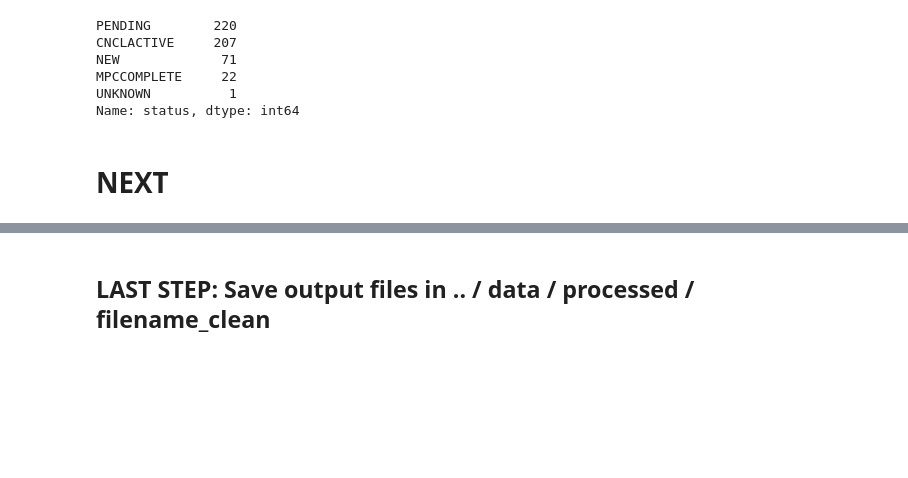
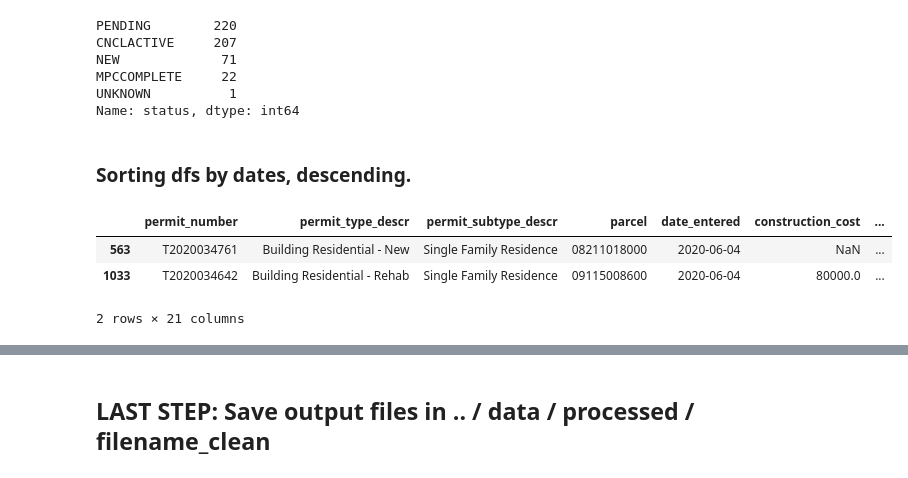
Before and after one commit to lorirocks/nashville-neighborhoods-capstone, a Jupyter notebook: notebooks/1_dataprep.ipynb, the cells around one changed output, grey strips where cells are left out. Cells and saved outputs as stored; diff of their text form; code cells hidden in the pictures; blank space fills up the shorter version.

```diff
--- a/notebooks/1_dataprep.ipynb
+++ b/notebooks/1_dataprep.ipynb
@@ -1176,5 +1169,3 @@ NEW             71
 MPCCOMPLETE     22
 UNKNOWN          1
 Name: status, dtype: int64
-# %% [markdown]
-# NEXT
@@ -1185,0 +1172,12 @@ Name: status, dtype: int64
+# %% [markdown]
+### Sorting dfs by dates, descending.
+# %%
+# Bldg Permit Applications: Sorting by date_entered, descending.
+
+df_bldg_apps = df_bldg_apps.sort_values(by = 'date_entered', ascending = False)
+df_bldg_apps.head(2)
+# %% [output]
+|  | permit_number | permit_type_descr | permit_subtype_descr | parcel | date_entered | construction_cost | ... |
+| 563 | T2020034761 | Building Residential - New | Single Family Residence | 08211018000 | 2020-06-04 | NaN | ... |
+| 1033 | T2020034642 | Building Residential - Rehab | Single Family Residence | 09115008600 | 2020-06-04 | 80000.0 | ... |
+2 rows × 21 columns
```
Also changed, not shown: parts of 74 cells of this notebook, 13 other files.
